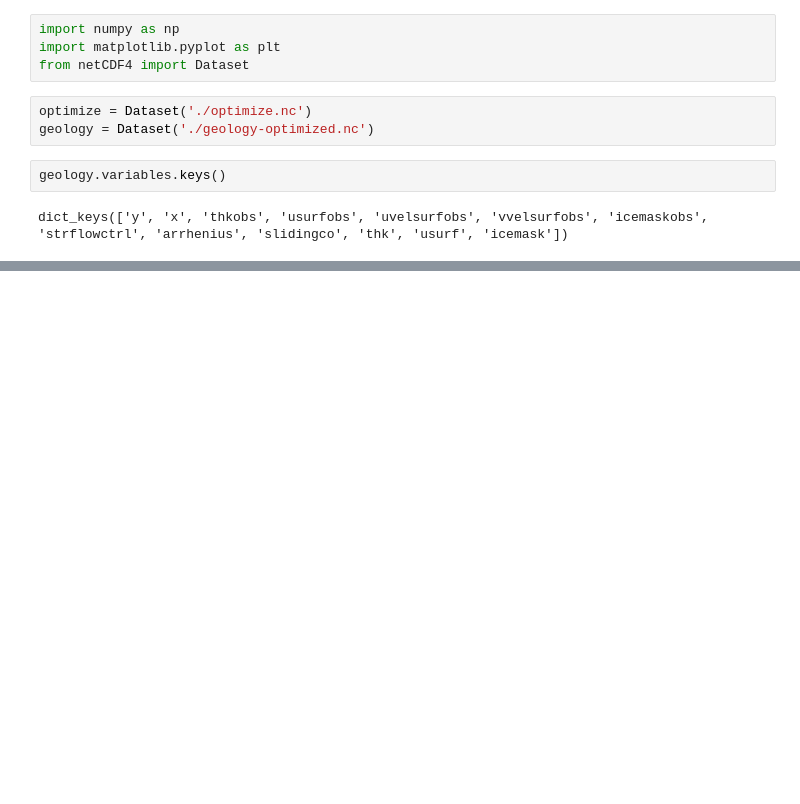
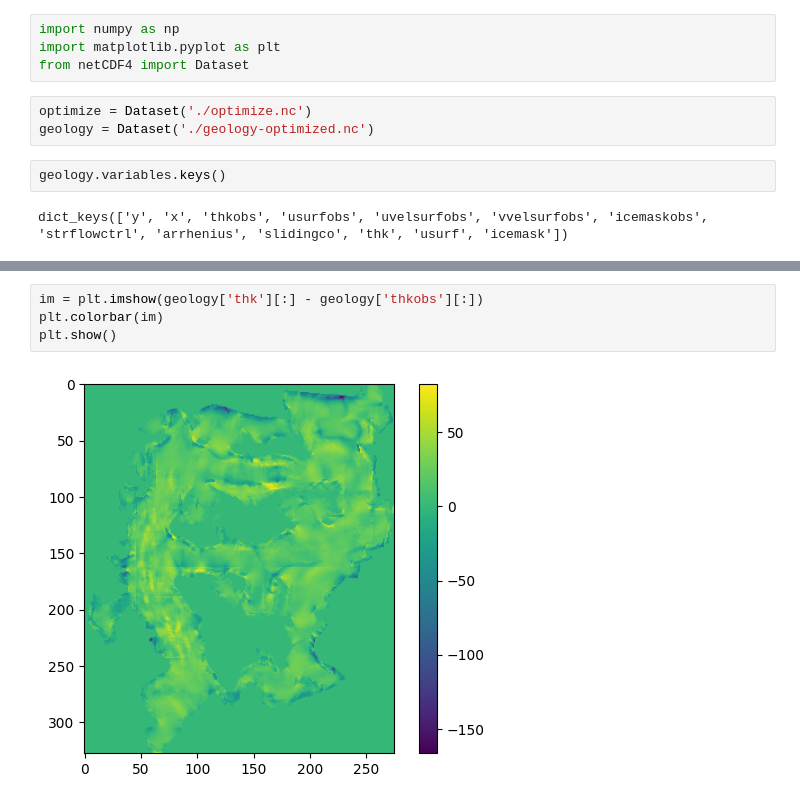
Before and after one commit to ethan-pierce/igm-alpine, a Jupyter notebook: mendenhall/inverse/outputs-cfsflow50/explore-output.ipynb, the cells around one changed output, grey strips where cells are left out. Drawn from its saved outputs; the diff is of its cells as text; blank space fills up the shorter version.

```diff
--- a/mendenhall/inverse/outputs-cfsflow50/explore-output.ipynb
+++ b/mendenhall/inverse/outputs-cfsflow50/explore-output.ipynb
@@ -17,0 +18,6 @@ plt.show()
+# %%
+im = plt.imshow(geology['thk'][:] - geology['thkobs'][:])
+plt.colorbar(im)
+plt.show()
+# %% [output]
+[figure, added]
```
Also changed, not shown: parts of 2 cells of this notebook, 22 other files.
